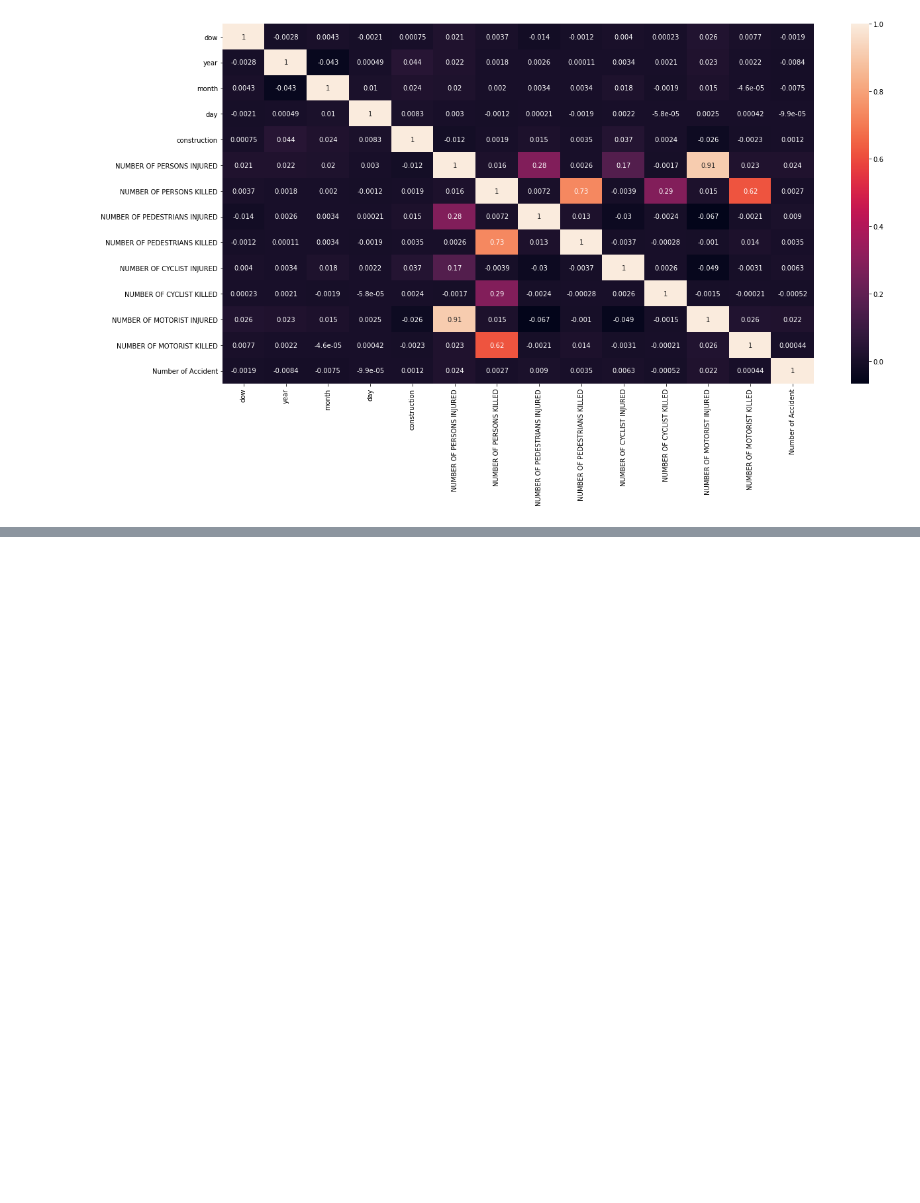
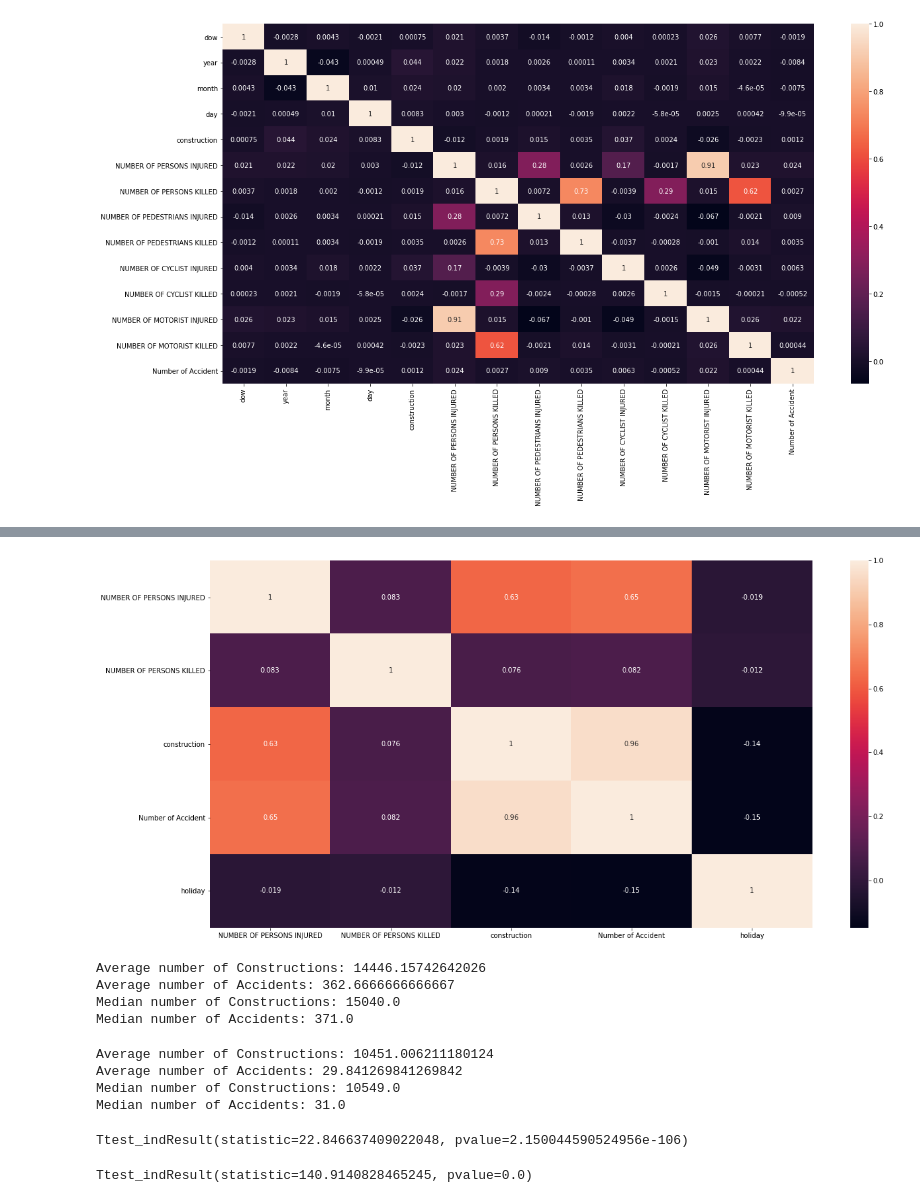
Before and after one commit to xaviercslung/ADS-FinalProject, a Jupyter notebook: Analysis.ipynb, the cells around one changed output, grey strips where cells are left out. Saved outputs shown, nothing was run; the diff lists cells and outputs as text; code cells hidden in the pictures; blank space fills up the shorter version.

```diff
--- a/Analysis.ipynb
+++ b/Analysis.ipynb
@@ -42,0 +213,29 @@ X = df[x_col]
+# %%
+plt.figure(figsize=(20,10))
+cor = kmean_1_1.corr() #Calculate the correlation of the above variables
+sns.heatmap(cor, annot = True) #Plot the correlation as heat map
+plt.show()
+# %% [output]
+[figure, added]
+# %%
+stat_con_acc(kmean_1_0)
+# %% [output]
+Average number of Constructions: 14446.15742642026
+Average number of Accidents: 362.6666666666667
+Median number of Constructions: 15040.0
+Median number of Accidents: 371.0
+# %%
+stat_con_acc(kmean_1_1)
+# %% [output]
+Average number of Constructions: 10451.006211180124
+Average number of Accidents: 29.841269841269842
+Median number of Constructions: 10549.0
+Median number of Accidents: 31.0
+# %%
+ttest_ind(kmean_1_0.construction,kmean_1_1.construction)
+# %% [output]
+Ttest_indResult(statistic=22.846637409022048, pvalue=2.150044590524956e-106)
+# %%
+ttest_ind(kmean_1_0['Number of Accident'], kmean_1_1['Number of Accident'])
+# %% [output]
+Ttest_indResult(statistic=140.9140828465245, pvalue=0.0)
```
Also changed, not shown: parts of 47 cells of this notebook.
